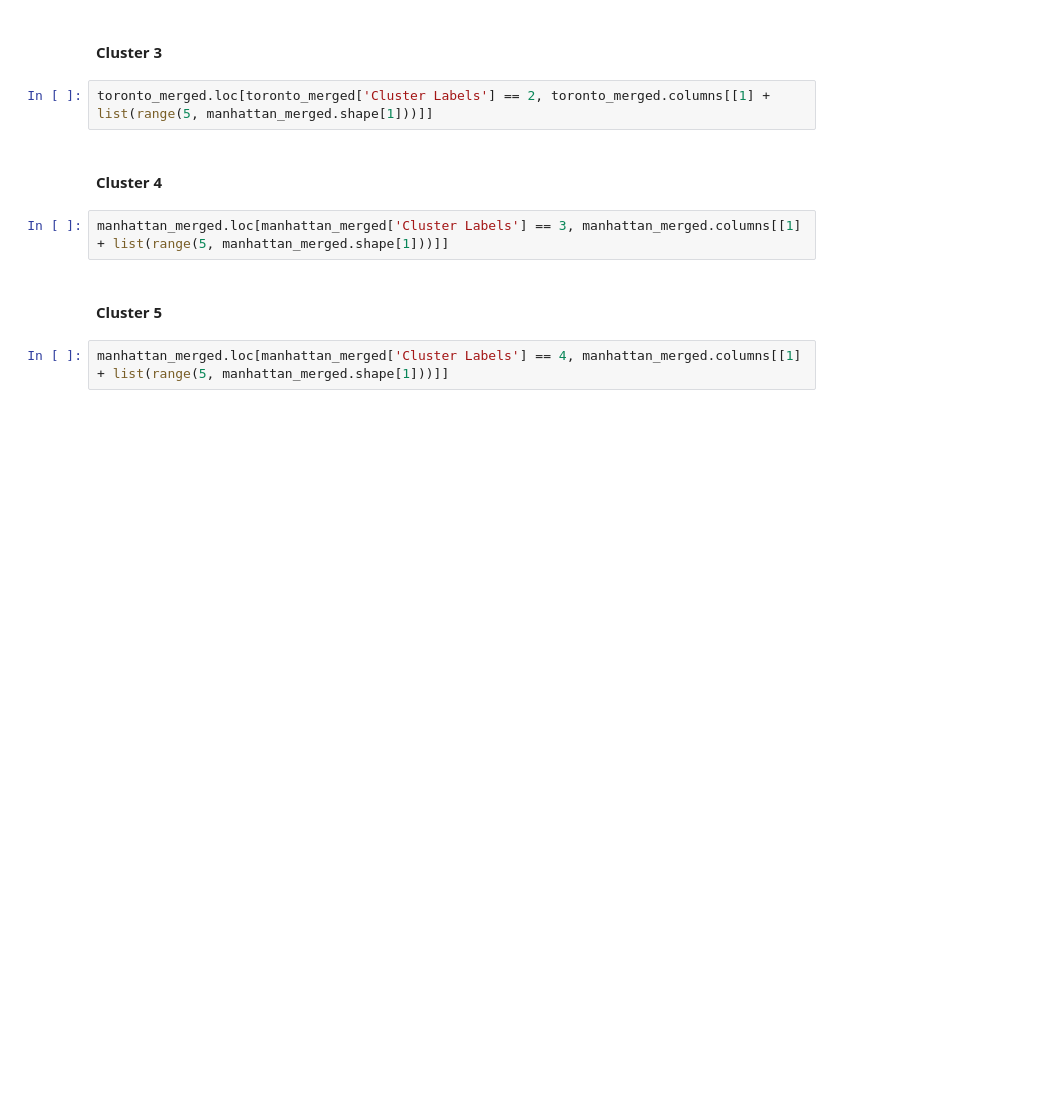
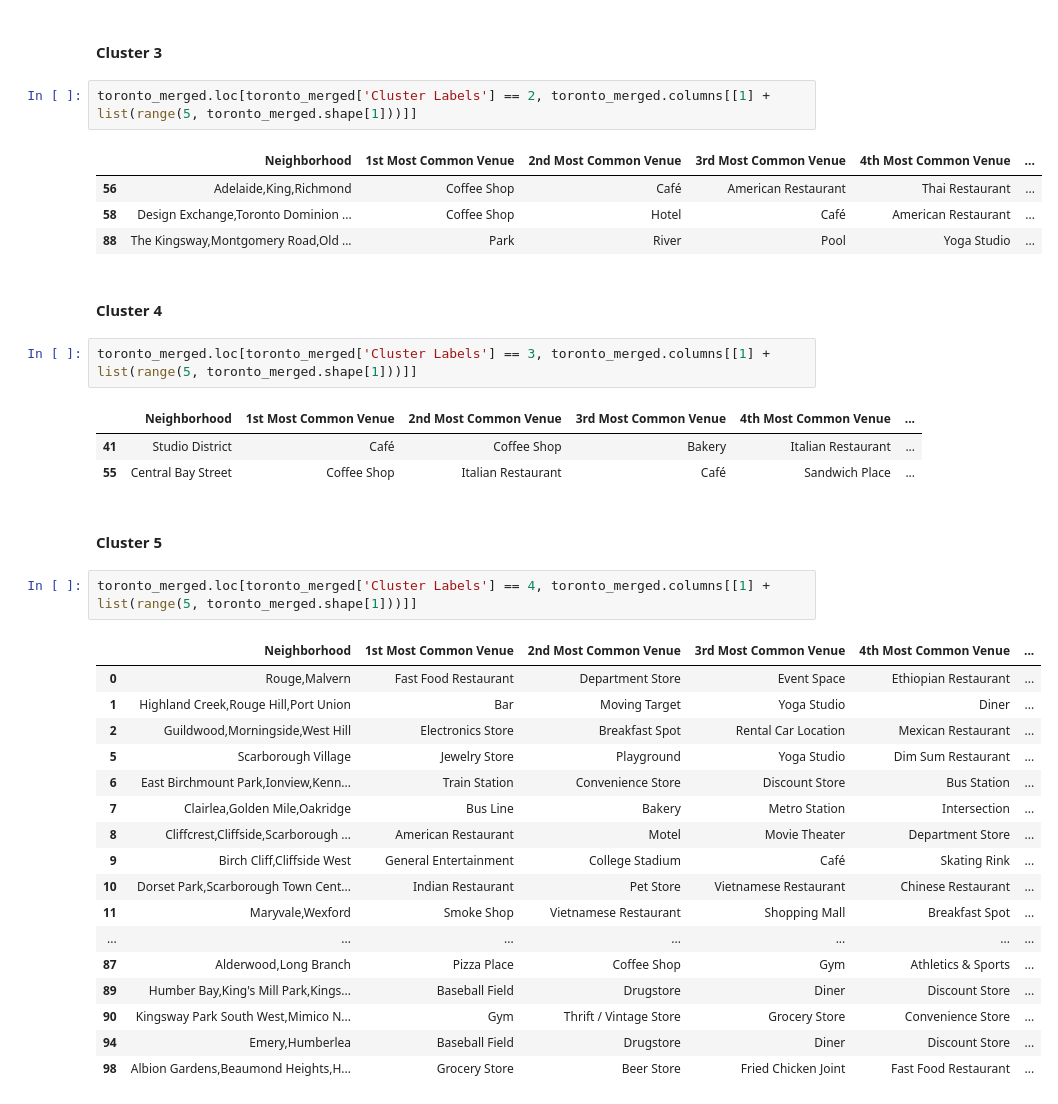
Before and after one commit to yuyongze/coursera-capstone-project, a Jupyter notebook: explore and cluster the neighborhoods in Toronto3.ipynb, the cells around one changed output. Cells and saved outputs as stored; diff of their text form; blank space fills up the shorter version.

```diff
--- a/explore and cluster the neighborhoods in Toronto3.ipynb
+++ b/explore and cluster the neighborhoods in Toronto3.ipynb
@@ -580,12 +578,39 @@ toronto_merged.loc[toronto_merged['Cluster Labels'] == 1, toronto_merged.columns
 # %% [markdown]
 #### Cluster 3
 # %%
-toronto_merged.loc[toronto_merged['Cluster Labels'] == 2, toronto_merged.columns[[1] + list(range(5, manhattan_merged.shape[1]))]]
+toronto_merged.loc[toronto_merged['Cluster Labels'] == 2, toronto_merged.columns[[1] + list(range(5, toronto_merged.shape[1]))]]
+# %% [output]
+|  | Neighborhood | 1st Most Common Venue | 2nd Most Common Venue | 3rd Most Common Venue | 4th Most Common Venue | ... |
+| 56 | Adelaide,King,Richmond | Coffee Shop | Café | American Restaurant | Thai Restaurant | ... |
+| 58 | Design Exchange,Toronto Dominion ... | Coffee Shop | Hotel | Café | American Restaurant | ... |
+| 88 | The Kingsway,Montgomery Road,Old ... | Park | River | Pool | Yoga Studio | ... |
 # %% [markdown]
 #### Cluster 4
 # %%
-manhattan_merged.loc[manhattan_merged['Cluster Labels'] == 3, manhattan_merged.columns[[1] + list(range(5, manhattan_merged.shape[1]))]]
+toronto_merged.loc[toronto_merged['Cluster Labels'] == 3, toronto_merged.columns[[1] + list(range(5, toronto_merged.shape[1]))]]
+# %% [output]
+|  | Neighborhood | 1st Most Common Venue | 2nd Most Common Venue | 3rd Most Common Venue | 4th Most Common Venue | ... |
+| 41 | Studio District | Café | Coffee Shop | Bakery | Italian Restaurant | ... |
+| 55 | Central Bay Street | Coffee Shop | Italian Restaurant | Café | Sandwich Place | ... |
 # %% [markdown]
 #### Cluster 5
 # %%
-manhattan_merged.loc[manhattan_merged['Cluster Labels'] == 4, manhattan_merged.columns[[1] + list(range(5, manhattan_merged.shape[1]))]]
+toronto_merged.loc[toronto_merged['Cluster Labels'] == 4, toronto_merged.columns[[1] + list(range(5, toronto_merged.shape[1]))]]
+# %% [output]
+|  | Neighborhood | 1st Most Common Venue | 2nd Most Common Venue | 3rd Most Common Venue | 4th Most Common Venue | ... |
+| 0 | Rouge,Malvern | Fast Food Restaurant | Department Store | Event Space | Ethiopian Restaurant | ... |
+| 1 | Highland Creek,Rouge Hill,Port Union | Bar | Moving Target | Yoga Studio | Diner | ... |
+| 2 | Guildwood,Morningside,West Hill | Electronics Store | Breakfast Spot | Rental Car Location | Mexican Restaurant | ... |
+| 5 | Scarborough Village | Jewelry Store | Playground | Yoga Studio | Dim Sum Restaurant | ... |
+| 6 | East Birchmount Park,Ionview,Kenn... | Train Station | Convenience Store | Discount Store | Bus Station | ... |
+| 7 | Clairlea,Golden Mile,Oakridge | Bus Line | Bakery | Metro Station | Intersection | ... |
+| 8 | Cliffcrest,Cliffside,Scarborough ... | American Restaurant | Motel | Movie Theater | Department Store | ... |
+| 9 | Birch Cliff,Cliffside West | General Entertainment | College Stadium | Café | Skating Rink | ... |
+| 10 | Dorset Park,Scarborough Town Cent... | Indian Restaurant | Pet Store | Vietnamese Restaurant | Chinese Restaurant | ... |
+| 11 | Maryvale,Wexford | Smoke Shop | Vietnamese Restaurant | Shopping Mall | Breakfast Spot | ... |
+| ... | ... | ... | ... | ... | ... | ... |
+| 87 | Alderwood,Long Branch | Pizza Place | Coffee Shop | Gym | Athletics & Sports | ... |
+| 89 | Humber Bay,King's Mill Park,Kings... | Baseball Field | Drugstore | Diner | Discount Store | ... |
+| 90 | Kingsway Park South West,Mimico N... | Gym | Thrift / Vintage Store | Grocery Store | Convenience Store | ... |
+| 94 | Emery,Humberlea | Baseball Field | Drugstore | Diner | Discount Store | ... |
+| 98 | Albion Gardens,Beaumond Heights,H... | Grocery Store | Beer Store | Fried Chicken Joint | Fast Food Restaurant | ... |
```
Also changed, not shown: parts of 1 cell of this notebook.
